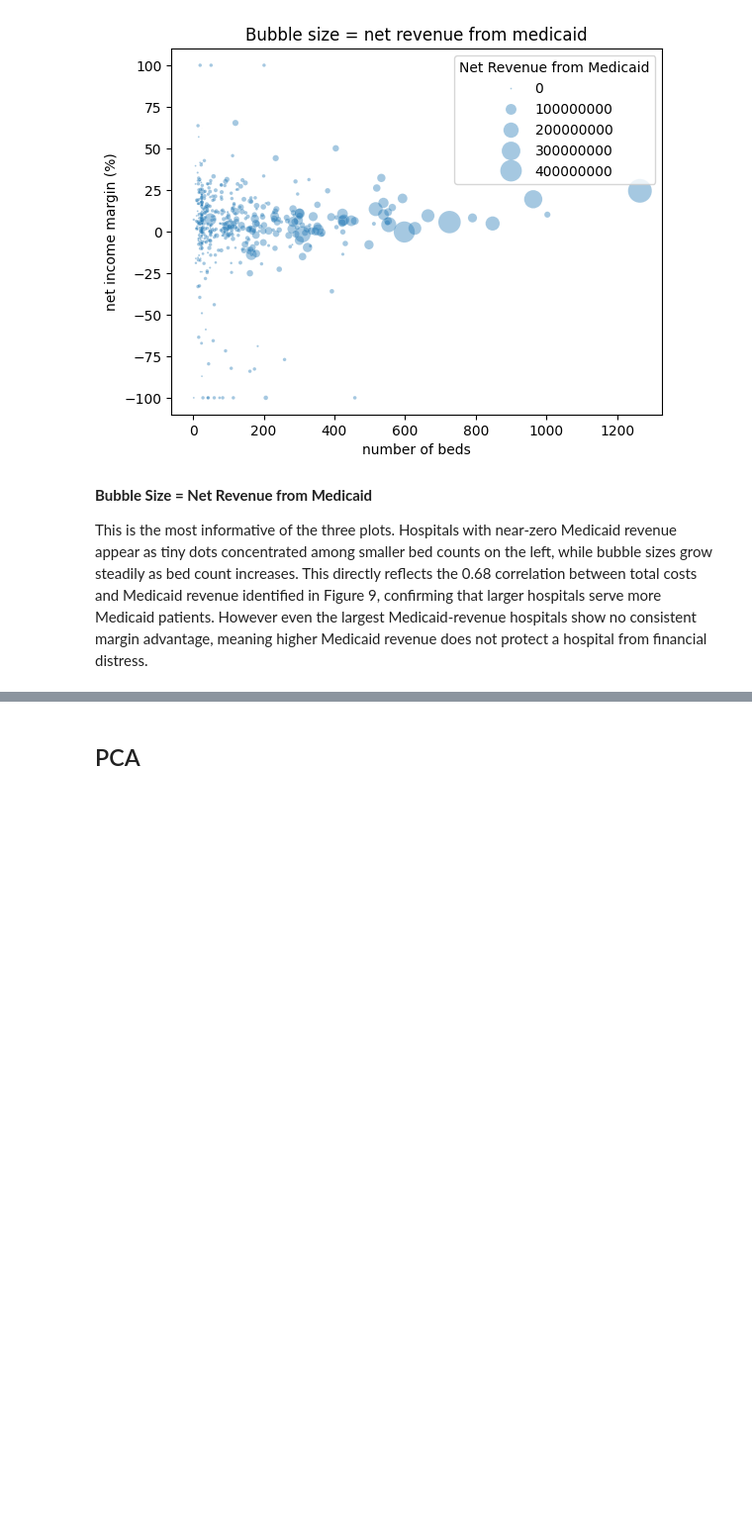
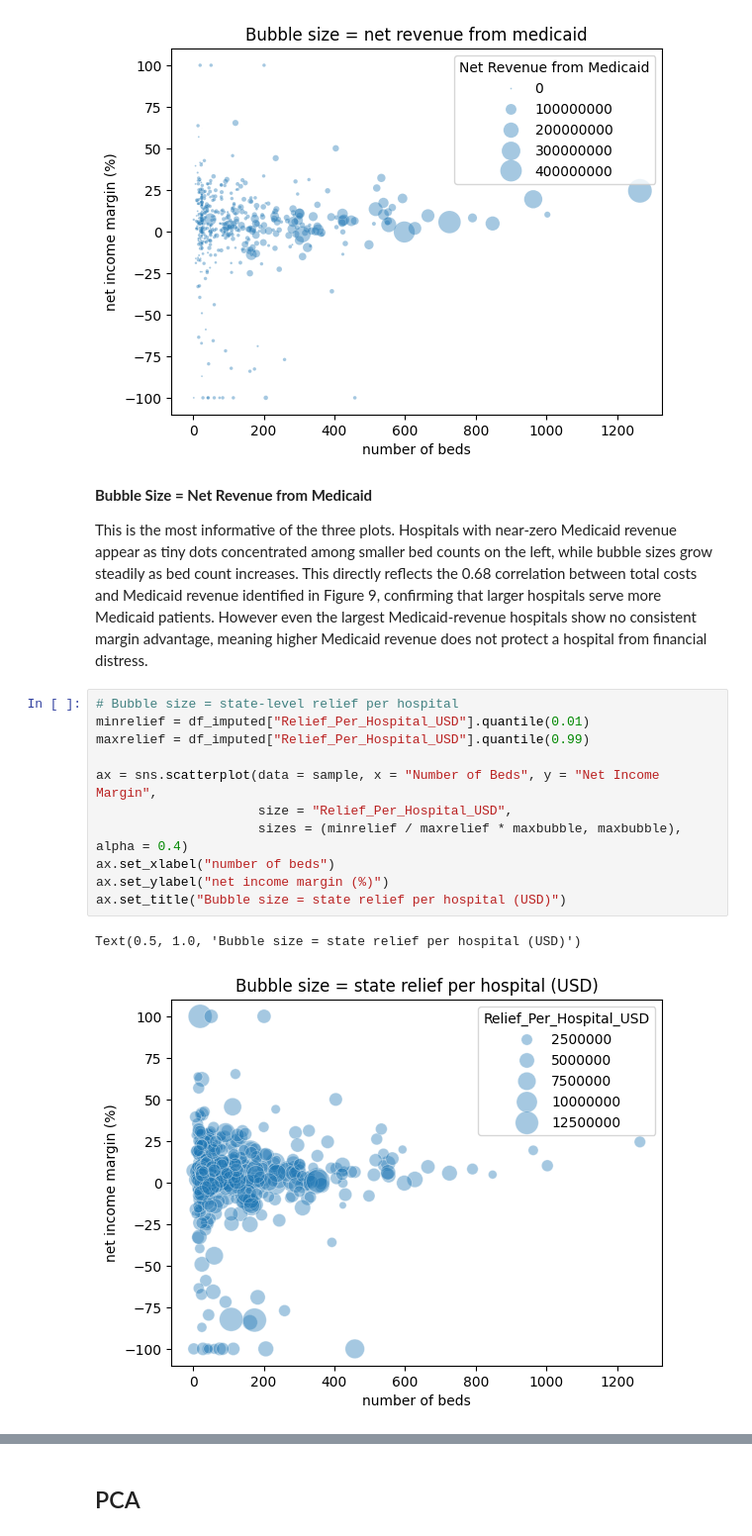
Before and after one commit to jadhav28/DX699, a Jupyter notebook: Week9.ipynb, the cells around one changed output, grey strips where cells are left out. Shown at 99% size. Drawn from its saved outputs; the diff is of its cells as text; blank space fills up the shorter version.

```diff
--- a/Week9.ipynb
+++ b/Week9.ipynb
@@ -360,3 +492,17 @@ Text(0.5, 1.0, 'Bubble size = net revenue from medicaid')
 **Bubble Size = Net Revenue from Medicaid**
 
 This is the most informative of the three plots. Hospitals with near-zero Medicaid revenue appear as tiny dots concentrated among smaller bed counts on the left, while bubble sizes grow steadily as bed count increases. This directly reflects the 0.68 correlation between total costs and Medicaid revenue identified in Figure 9, confirming that larger hospitals serve more Medicaid patients. However even the largest Medicaid-revenue hospitals show no consistent margin advantage, meaning higher Medicaid revenue does not protect a hospital from financial distress.
+# %%
+# Bubble size = state-level relief per hospital
+minrelief = df_imputed["Relief_Per_Hospital_USD"].quantile(0.01)
+maxrelief = df_imputed["Relief_Per_Hospital_USD"].quantile(0.99)
+
+ax = sns.scatterplot(data = sample, x = "Number of Beds", y = "Net Income Margin",
+                     size = "Relief_Per_Hospital_USD",
+                     sizes = (minrelief / maxrelief * maxbubble, maxbubble), alpha = 0.4)
+ax.set_xlabel("number of beds")
+ax.set_ylabel("net income margin (%)")
+ax.set_title("Bubble size = state relief per hospital (USD)")
+# %% [output]
+Text(0.5, 1.0, 'Bubble size = state relief per hospital (USD)')
+[figure, added]
```
Also changed, not shown: parts of 28 cells of this notebook.
